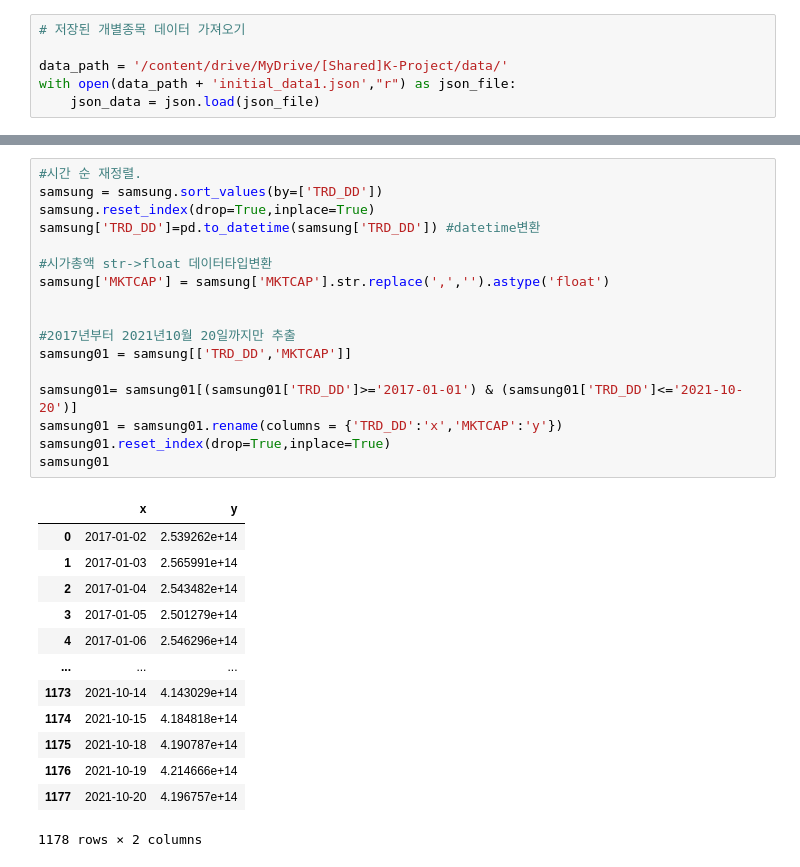
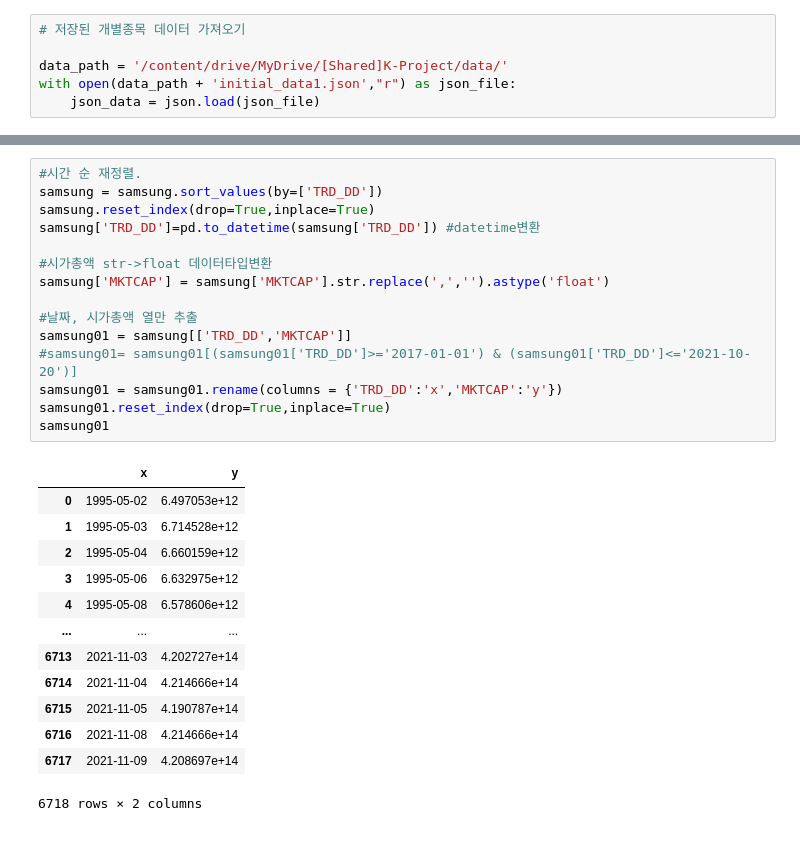
Before and after one commit to baeksumin/k-project, a Jupyter notebook: data_preprocessing/TimeSeries_trend.ipynb, the cells around one changed output, grey strips where cells are left out. Drawn from its saved outputs; the diff is of its cells as text.

```diff
--- a/data_preprocessing/TimeSeries_trend.ipynb
+++ b/data_preprocessing/TimeSeries_trend.ipynb
@@ -41,31 +40,29 @@ samsung
 # %%
 #시간 순 재정렬.
 samsung = samsung.sort_values(by=['TRD_DD'])
 samsung.reset_index(drop=True,inplace=True)
 samsung['TRD_DD']=pd.to_datetime(samsung['TRD_DD']) #datetime변환
 
 #시가총액 str->float 데이터타입변환
 samsung['MKTCAP'] = samsung['MKTCAP'].str.replace(',','').astype('float')
 
-
-#2017년부터 2021년10월 20일까지만 추출
+#날짜, 시가총액 열만 추출
 samsung01 = samsung[['TRD_DD','MKTCAP']]
-
-samsung01= samsung01[(samsung01['TRD_DD']>='2017-01-01') & (samsung01['TRD_DD']<='2021-10-20')]
+#samsung01= samsung01[(samsung01['TRD_DD']>='2017-01-01') & (samsung01['TRD_DD']<='2021-10-20')]
 samsung01 = samsung01.rename(columns = {'TRD_DD':'x','MKTCAP':'y'})
 samsung01.reset_index(drop=True,inplace=True)
 samsung01
 # %% [output]
 |  | x | y |
-| 0 | 2017-01-02 | 2.539262e+14 |
-| 1 | 2017-01-03 | 2.565991e+14 |
-| 2 | 2017-01-04 | 2.543482e+14 |
-| 3 | 2017-01-05 | 2.501279e+14 |
-| 4 | 2017-01-06 | 2.546296e+14 |
+| 0 | 1995-05-02 | 6.497053e+12 |
+| 1 | 1995-05-03 | 6.714528e+12 |
+| 2 | 1995-05-04 | 6.660159e+12 |
+| 3 | 1995-05-06 | 6.632975e+12 |
+| 4 | 1995-05-08 | 6.578606e+12 |
 | ... | ... | ... |
-| 1173 | 2021-10-14 | 4.143029e+14 |
-| 1174 | 2021-10-15 | 4.184818e+14 |
-| 1175 | 2021-10-18 | 4.190787e+14 |
-| 1176 | 2021-10-19 | 4.214666e+14 |
-| 1177 | 2021-10-20 | 4.196757e+14 |
+| 6713 | 2021-11-03 | 4.202727e+14 |
+| 6714 | 2021-11-04 | 4.214666e+14 |
+| 6715 | 2021-11-05 | 4.190787e+14 |
+| 6716 | 2021-11-08 | 4.214666e+14 |
+| 6717 | 2021-11-09 | 4.208697e+14 |
-1178 rows × 2 columns
+6718 rows × 2 columns
```
Also changed, not shown: parts of 22 cells of this notebook.
